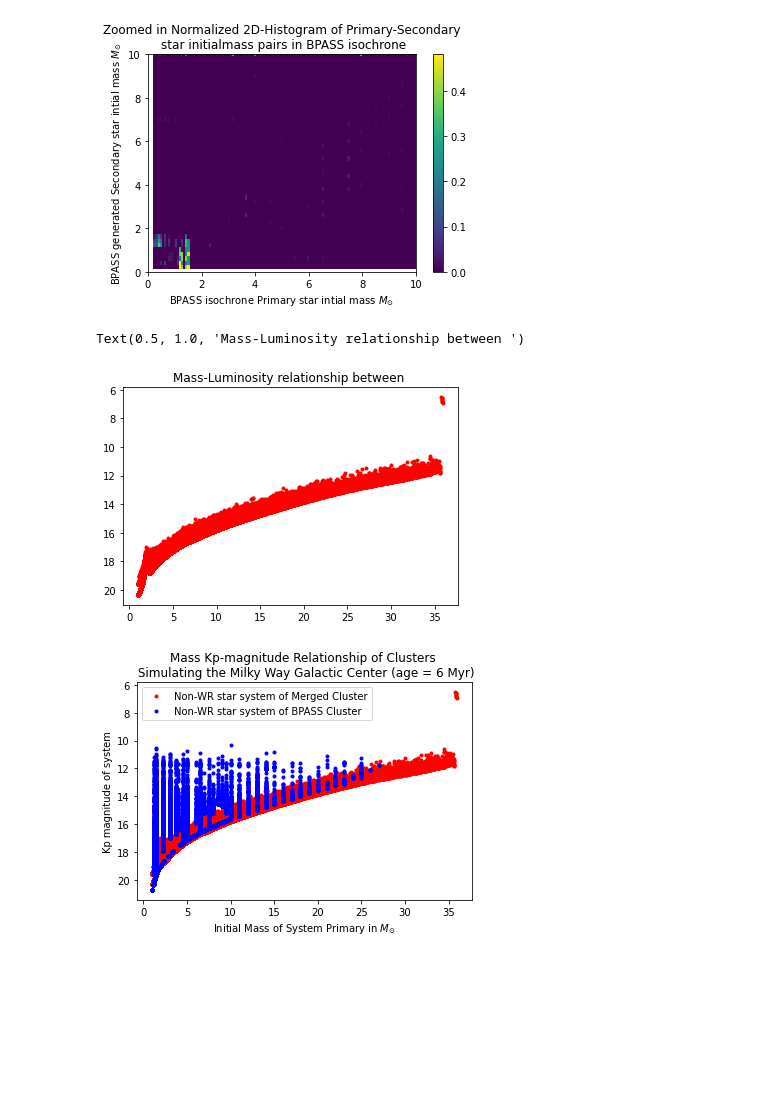
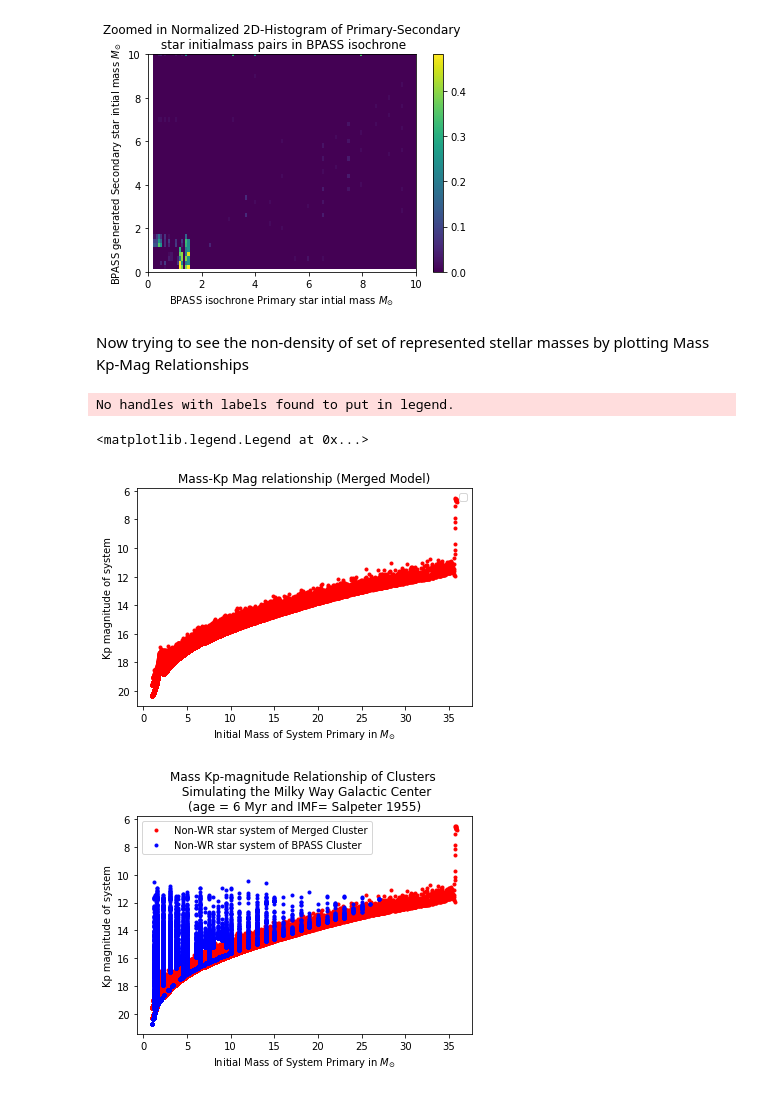
Before and after one commit to RyotaInagaki1/DebugReportApril2021NoIFMR, a Jupyter notebook: GC_KLFs_MultUnresolved(SalpeterIMF).ipynb, the cells around one changed output. Saved outputs shown, nothing was run; the diff lists cells and outputs as text; code cells hidden in the pictures; blank space fills up the shorter version.

```diff
--- a/GC_KLFs_MultUnresolved(SalpeterIMF).ipynb
+++ b/GC_KLFs_MultUnresolved(SalpeterIMF).ipynb
@@ -433,28 +434,35 @@ py.colorbar()
 py.savefig("ZoomdInhistIsoSalPt.png")
 # %% [output]
 [figure]
+# %% [markdown]
+Now trying to see the non-density of set of represented stellar masses by plotting Mass Kp-Mag Relationships
 # %%
 import matplotlib.pyplot as plt
 plt.plot(Merged_Clus.star_systems['mass'][np.where((Merged_Clus.star_systems['isWR'] == 0))],
         Merged_Clus.star_systems['m_nirc2_Kp'][np.where((Merged_Clus.star_systems['isWR'] == 0))], "r.")
 plt.gca().invert_yaxis()
-plt.title("Mass-Luminosity relationship between ")
+plt.title("Mass-Kp Mag relationship (Merged Model)")
+plt.xlabel("Initial Mass of System Primary in $M_{\odot}$")
+plt.ylabel("Kp magnitude of system")
+plt.legend()
 # %% [output]
-Text(0.5, 1.0, 'Mass-Luminosity relationship between ')
+No handles with labels found to put in legend.
+<matplotlib.legend.Legend at 0x...>
-[figure, old version]
+[figure, new version]
 # %%
 import matplotlib.pyplot as plt
 plt.plot(Merged_Clus.star_systems['mass'][np.where((Merged_Clus.star_systems['isWR'] == 0))],
         Merged_Clus.star_systems['m_nirc2_Kp'][np.where((Merged_Clus.star_systems['isWR'] == 0))], "r.",
         label = "Non-WR star system of Merged Cluster")
 plt.plot(BPASS_Cluster.star_systems['mass'][np.where((BPASS_Cluster.star_systems['isWR'] == 0))],
         BPASS_Cluster.star_systems['m_nirc2_Kp'][np.where((BPASS_Cluster.star_systems['isWR'] == 0))], "b.",
         label = "Non-WR star system of BPASS Cluster")
 plt.xlabel("Initial Mass of System Primary in $M_{\odot}$")
 plt.ylabel("Kp magnitude of system")
-plt.title("Mass Kp-magnitude Relationship of Clusters \n Simulating the Milky Way Galactic Center (age = 6 Myr)")
+plt.title("Mass Kp-magnitude Relationship of Clusters \n Simulating the Milky Way Galactic Center"+
+          "\n(age = 6 Myr and IMF= Salpeter 1955)")
 plt.gca().invert_yaxis()
 plt.legend()
-plt.savefig("MassLumRel.png")
+plt.savefig("MassMagRelSalpt.png")
 # %% [output]
-[figure, old version]
+[figure, new version]
```
Also changed, not shown: parts of 14 cells of this notebook, 21 other files.
